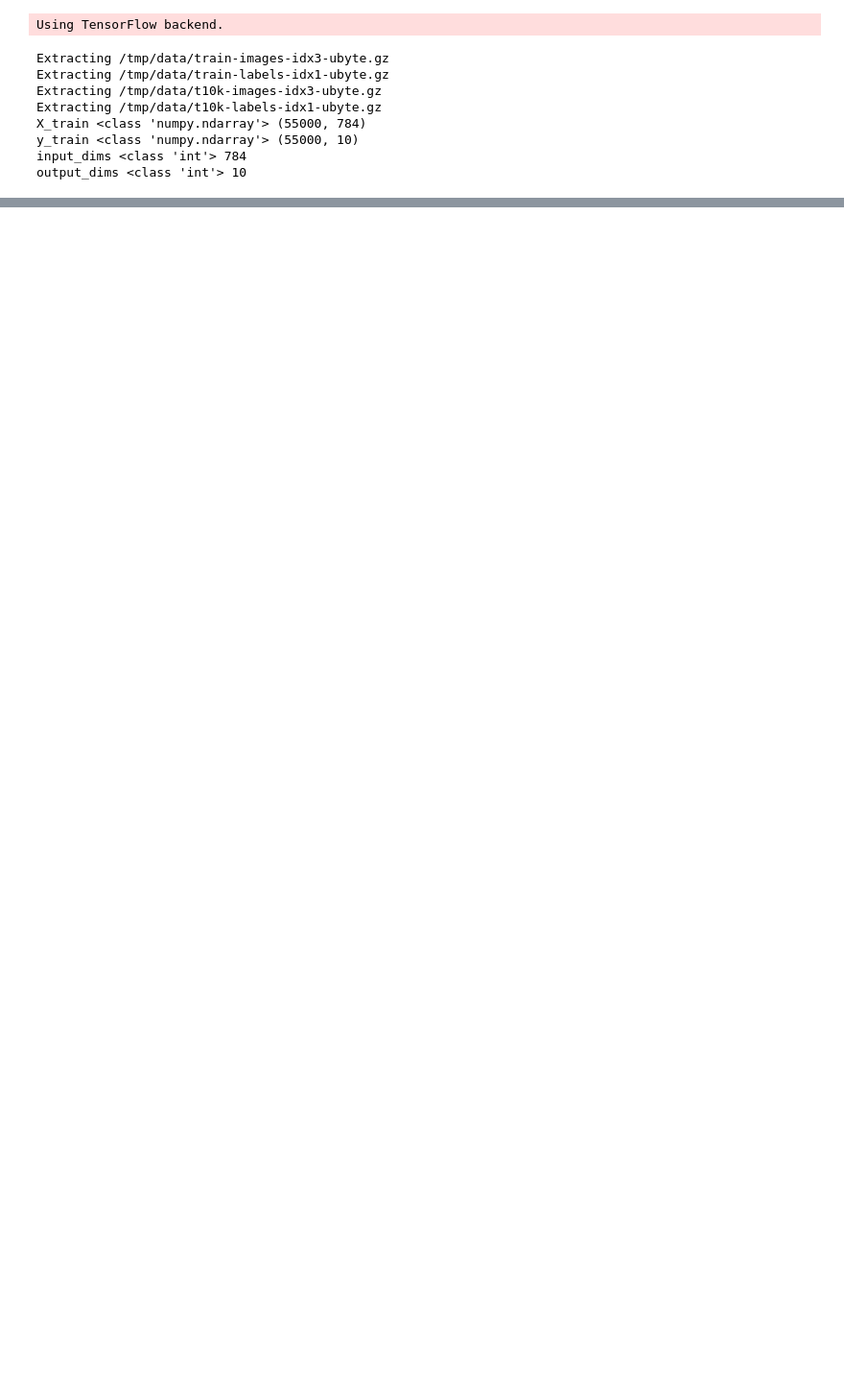
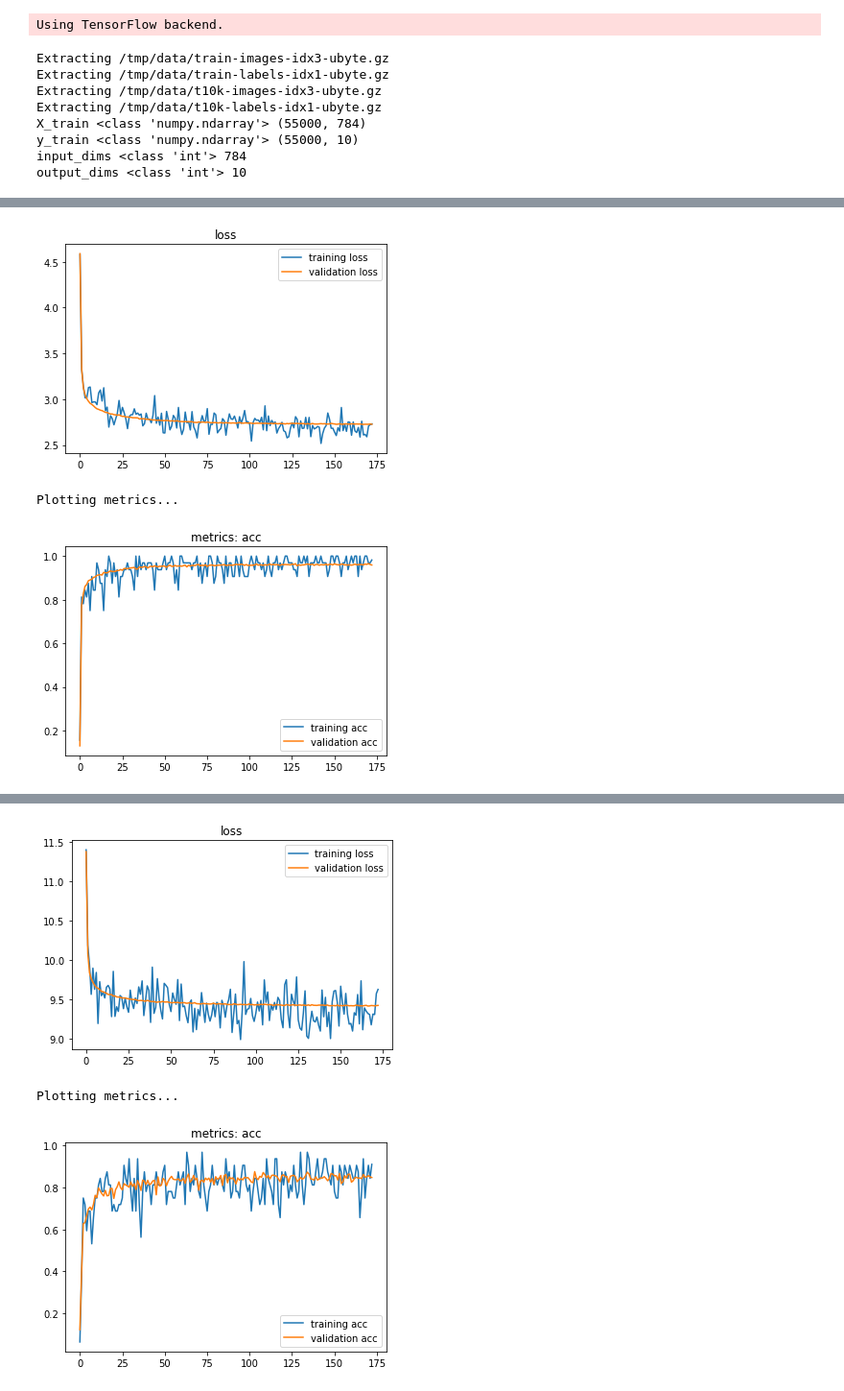
Before and after one commit to johnnyasd12/kd-tensorflow, a Jupyter notebook: KD.ipynb, the cells around one changed output, grey strips where cells are left out. Shown at 96% size. Drawn from its saved outputs; the diff is of its cells as text; code cells hidden in the pictures; blank space fills up the shorter version.

```diff
--- a/KD.ipynb
+++ b/KD.ipynb
@@ -232,0 +205,41 @@ Plotting metrics...
+# %%
+
+temperatures = [2,3,5,10,20,30,40]
+train_metrics = {}
+test_metrics = {}
+for temperature in temperatures:
+    # initialize metrics
+    train_metrics[temperature] = []
+    test_metrics[temperature] = []
+    # prepare softened data
+    y_train_soft = teacher.predict_softened(X_train, temperature)
+    y_val_soft = teacher.predict_softened(X_val, temperature)
+    y_test_soft = teacher.predict_softened(X_test, temperature)
+    for coef_softloss in [1, temperature**2, 1/(temperature**2)]:
+        print('Training student with temperature =',temperature,', coef =',coef_softloss,'.')
+        # build network architecture
+        student = build_small_model(input_dims, output_dims, session, is_student=True)
+        # train network
+        student.soft_train(
+            X=X_train
+            ,y=y_train
+            ,y_soft=y_train_soft
+            ,temperature=temperature
+            ,coef_softloss= coef_softloss# * temperature**2
+            ,val_set=[X_val,y_val,y_val_soft]
+            ,batch_size=32
+            ,n_epochs=10
+            ,display_steps=100)
+        # show result
+        print('Student performance with temperature =',temperature,', coef =',coef_softloss,'.')
+        student.plt_loss()
+        student.plt_metrics()
+        train_metric = student.get_metrics(X_train, y_train)
+        test_metric = student.get_metrics(X_test, y_test)
+        print('train',train_metric)
+        print('test',test_metric)
+        print()
+        train_metrics[temperature].append(train_metric)
+        test_metrics[temperature].append(test_metric)
+print(test_metrics)
+# %% [output]
@@ -232,0 +263,3 @@ Plotting metrics...
+[figure, added]
+Plotting metrics...
+[figure, added]
@@ -232,0 +283,3 @@ Plotting metrics...
+[figure, added]
+Plotting metrics...
+[figure, added]
```
Also changed, not shown: parts of 12 cells of this notebook.
